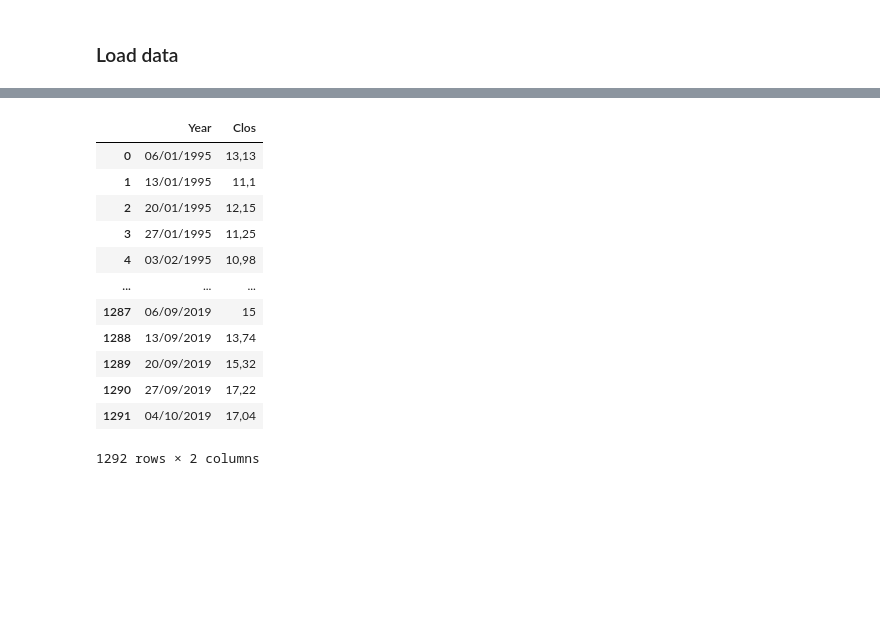
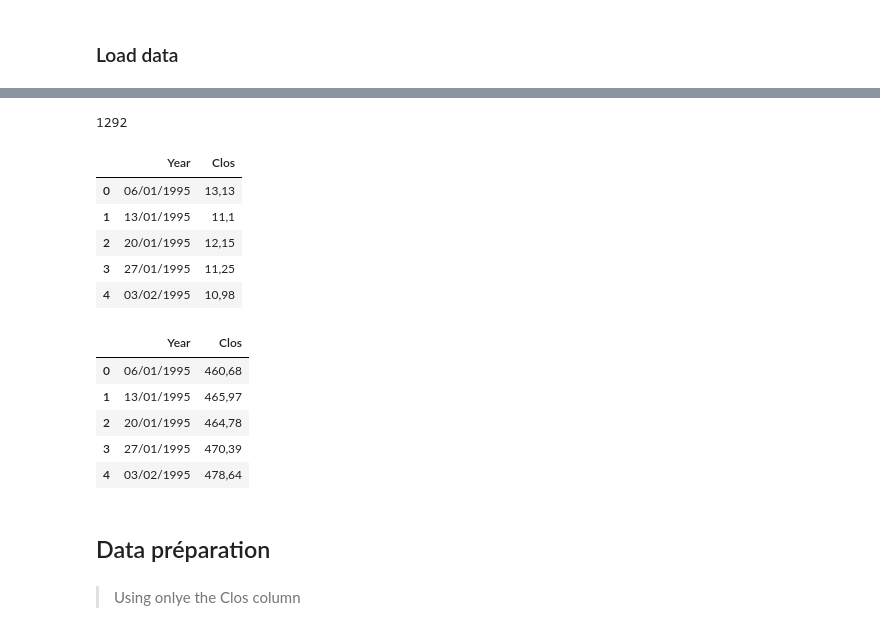
Before and after one commit to Abdoulaye224/machine_learning, a Jupyter notebook: tp_3/main.ipynb, the cells around one changed output, grey strips where cells are left out. Drawn from its saved outputs; the diff is of its cells as text; code cells hidden in the pictures; blank space fills up the shorter version.

```diff
--- a/tp_3/main.ipynb
+++ b/tp_3/main.ipynb
@@ -37,18 +28,15 @@ data_SPX.head()
+# %%
+len(data)
+# %% [output]
+1292
 # %%
-data_VIX = pd.read_fwf('VIX.txt', names=['Year', 'Clos'])
+VIX = pd.read_fwf('VIX.txt', names=['Year', 'Clos'])
 # %%
-data_VIX
+VIX.head()
 # %% [output]
 |  | Year | Clos |
 | 0 | 06/01/1995 | 13,13 |
 | 1 | 13/01/1995 | 11,1 |
 | 2 | 20/01/1995 | 12,15 |
 | 3 | 27/01/1995 | 11,25 |
 | 4 | 03/02/1995 | 10,98 |
-| ... | ... | ... |
-| 1287 | 06/09/2019 | 15 |
-| 1288 | 13/09/2019 | 13,74 |
-| 1289 | 20/09/2019 | 15,32 |
-| 1290 | 27/09/2019 | 17,22 |
-| 1291 | 04/10/2019 | 17,04 |
-1292 rows × 2 columns
@@ -54,0 +45,13 @@ data_VIX
+# %%
+data.head()
+# %% [output]
+|  | Year | Clos |
+| 0 | 06/01/1995 | 460,68 |
+| 1 | 13/01/1995 | 465,97 |
+| 2 | 20/01/1995 | 464,78 |
+| 3 | 27/01/1995 | 470,39 |
+| 4 | 03/02/1995 | 478,64 |
+# %% [markdown]
+## Data préparation
+# %% [markdown]
+> Using onlye the Clos column
```
Also changed, not shown: parts of 41 cells of this notebook, 3 other files.
